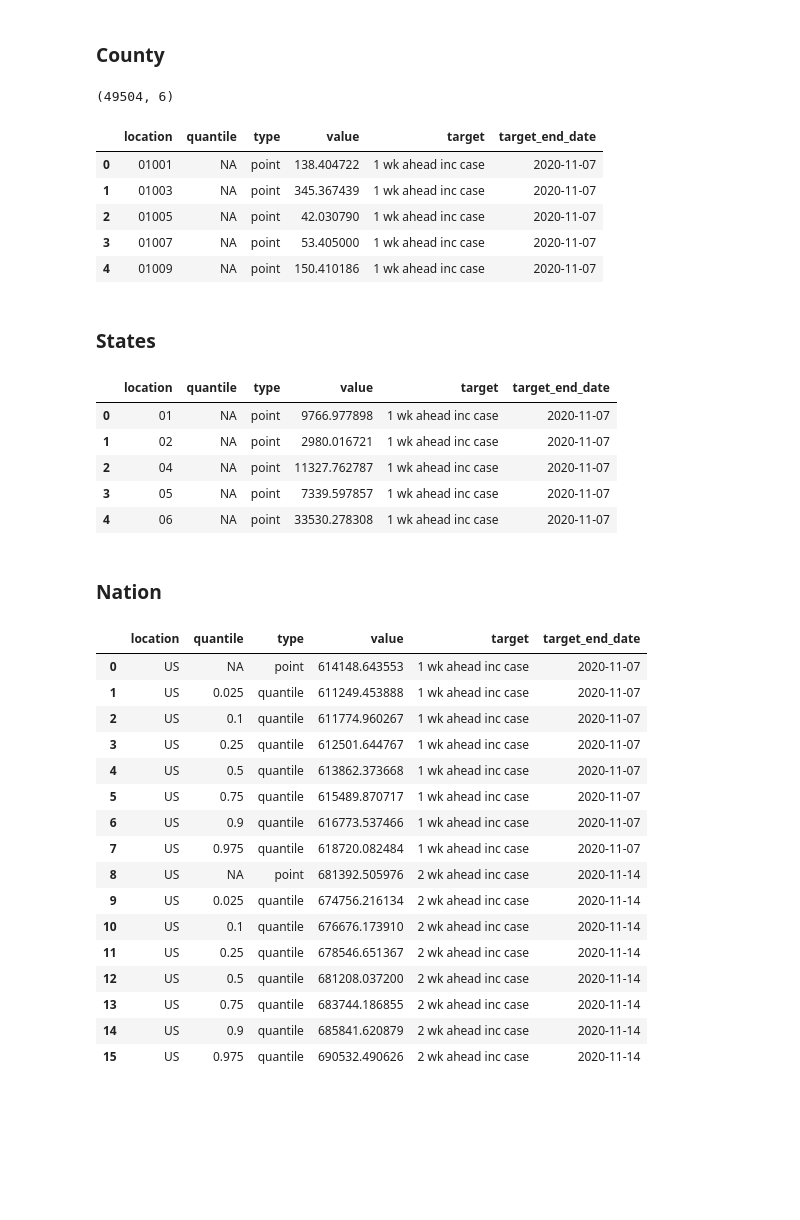
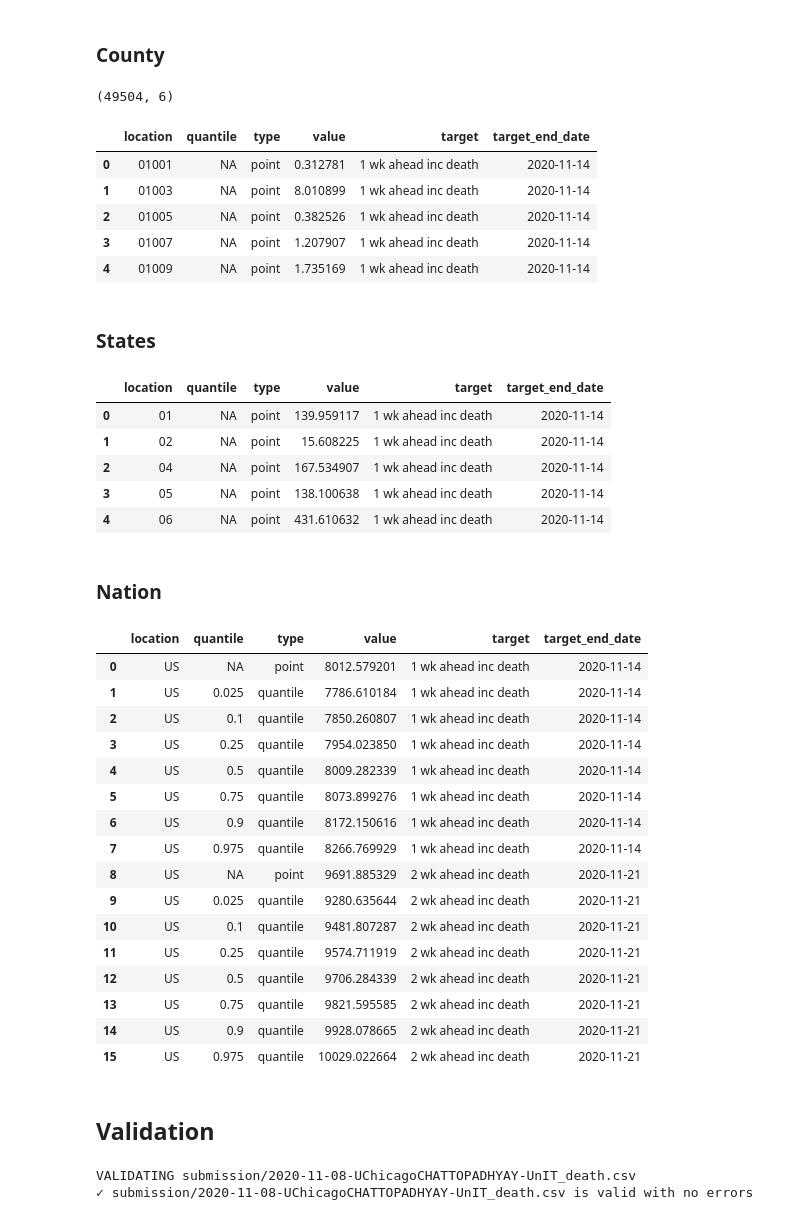
Before and after one commit to zeroknowledgediscovery/unitcov, a Jupyter notebook: forecast_pipeline/pipeline_forecast_death.ipynb, the cells around one changed output. Drawn from its saved outputs; the diff is of its cells as text; code cells hidden in the pictures; blank space fills up the shorter version.

Commit message:
first submission

```diff
--- a/forecast_pipeline/pipeline_forecast_death.ipynb
+++ b/forecast_pipeline/pipeline_forecast_death.ipynb
@@ -155,8 +202,12 @@ nxt_dts = [nxt_dt_1, nxt_dt_2]
 # quantiles
 qs = [.025, .1, .25, .5, .75, .9, .975]
 # %%
-df_county_prd_1 = pd.DataFrame(data=np.array(prds_1).T, index=df.index, columns=range(num_runs))
-df_county_prd_2 = pd.DataFrame(data=np.array(prds_2).T, index=df.index, columns=range(num_runs))
+data = np.array(prds_1).T
+data[data < 0] = 0
+df_county_prd_1 = pd.DataFrame(data=data, index=df.index, columns=range(num_runs))
+data = np.array(prds_2).T
+data[data < 0] = 0
+df_county_prd_2 = pd.DataFrame(data=data, index=df.index, columns=range(num_runs))
 county_dfs = [df_county_prd_1, df_county_prd_2]
 # %% [markdown]
 ### County
@@ -165,7 +216,7 @@ forecast_dfs = []
 
 for i, county_df in enumerate(county_dfs):
     w = i + 1
-    csv_fname = f'results/{steps[cur_idx]}_county_case_{w}-wk_{num_runs}.csv'
+    csv_fname = f'results/{steps[cur_idx]}_county_death_{w}-wk_{num_runs}.csv'
     county_df.to_csv(csv_fname, float_format='%.2f')
 
     # ========================= Point esitmate =========================START
@@ -183,7 +234,7 @@ for i, county_df in enumerate(county_dfs):
     # ========================= Quantile esitmates =========================END
 
     df_forecast = pd.concat([df_point, df_quantile])
-    df_forecast['target'] = f'{w} wk ahead inc case'
+    df_forecast['target'] = f'{w} wk ahead inc death'
     df_forecast['target_end_date'] = nxt_dts[i]
 
     forecast_dfs.append(df_forecast)
@@ -194,11 +245,11 @@ df_forecast_county.head()
 # %% [output]
 (49504, 6)
 |  | location | quantile | type | value | target | target_end_date |
-| 0 | 01001 | NA | point | 138.404722 | 1 wk ahead inc case | 2020-11-07 |
-| 1 | 01003 | NA | point | 345.367439 | 1 wk ahead inc case | 2020-11-07 |
-| 2 | 01005 | NA | point | 42.030790 | 1 wk ahead inc case | 2020-11-07 |
-| 3 | 01007 | NA | point | 53.405000 | 1 wk ahead inc case | 2020-11-07 |
-| 4 | 01009 | NA | point | 150.410186 | 1 wk ahead inc case | 2020-11-07 |
+| 0 | 01001 | NA | point | 0.312781 | 1 wk ahead inc death | 2020-11-14 |
+| 1 | 01003 | NA | point | 8.010899 | 1 wk ahead inc death | 2020-11-14 |
+| 2 | 01005 | NA | point | 0.382526 | 1 wk ahead inc death | 2020-11-14 |
+| 3 | 01007 | NA | point | 1.207907 | 1 wk ahead inc death | 2020-11-14 |
+| 4 | 01009 | NA | point | 1.735169 | 1 wk ahead inc death | 2020-11-14 |
 # %% [markdown]
 ### States
 # %%
@@ -226,7 +277,7 @@ for i, county_df in enumerate(county_dfs):
     # ========================= Quantile esitmates =========================END
 
     df_forecast = pd.concat([df_point, df_quantile])
-    df_forecast['target'] = f'{w} wk ahead inc case'
+    df_forecast['target'] = f'{w} wk ahead inc death'
     df_forecast['target_end_date'] = nxt_dts[i]
 
     forecast_dfs.append(df_forecast)
@@ -235,11 +286,11 @@ df_forecast_state = pd.concat(forecast_dfs, axis=0).reset_index(drop=True)
 df_forecast_state.head()
 # %% [output]
 |  | location | quantile | type | value | target | target_end_date |
-| 0 | 01 | NA | point | 9766.977898 | 1 wk ahead inc case | 2020-11-07 |
-| 1 | 02 | NA | point | 2980.016721 | 1 wk ahead inc case | 2020-11-07 |
-| 2 | 04 | NA | point | 11327.762787 | 1 wk ahead inc case | 2020-11-07 |
-| 3 | 05 | NA | point | 7339.597857 | 1 wk ahead inc case | 2020-11-07 |
-| 4 | 06 | NA | point | 33530.278308 | 1 wk ahead inc case | 2020-11-07 |
+| 0 | 01 | NA | point | 139.959117 | 1 wk ahead inc death | 2020-11-14 |
+| 1 | 02 | NA | point | 15.608225 | 1 wk ahead inc death | 2020-11-14 |
+| 2 | 04 | NA | point | 167.534907 | 1 wk ahead inc death | 2020-11-14 |
+| 3 | 05 | NA | point | 138.100638 | 1 wk ahead inc death | 2020-11-14 |
+| 4 | 06 | NA | point | 431.610632 | 1 wk ahead inc death | 2020-11-14 |
 # %% [markdown]
 ### Nation
 # %%
@@ -247,48 +298,48 @@ forecast_dfs = []
 
 for i, county_df in enumerate(county_dfs):
     w = i + 1
 
     nation_df = pd.DataFrame(data=county_df.sum(axis=0), columns=['US']).T
     nation_df.index.name = 'nation'
 
     # ========================= Point esitmate =========================START
     df_point = nation_df.mean(axis=1).reset_index()\
         .rename(columns={0: 'value', 'nation': 'location'})
     df_point['type'] = 'point'
     df_point['quantile'] = 'NA'
     # ========================= Point esitmate =========================END
 
     # ========================= Quantile esitmates =========================START
     df_quantile = nation_df.quantile(qs, axis=1).T.reset_index()\
         .melt(id_vars=['nation']).sort_values('nation')\
         .rename(columns={'nation': 'location', 'variable': 'quantile'})
     df_quantile['type'] = 'quantile'
     # ========================= Quantile esitmates =========================END
 
     df_forecast = pd.concat([df_point, df_quantile])
-    df_forecast['target'] = f'{w} wk ahead inc case'
+    df_forecast['target'] = f'{w} wk ahead inc death'
     df_forecast['target_end_date'] = nxt_dts[i]
 
     forecast_dfs.append(df_forecast)
 
 df_forecast_nation = pd.concat(forecast_dfs, axis=0).reset_index(drop=True)
 df_forecast_nation
 # %% [output]
 |  | location | quantile | type | value | target | target_end_date |
-| 0 | US | NA | point | 614148.643553 | 1 wk ahead inc case | 2020-11-07 |
-| 1 | US | 0.025 | quantile | 611249.453888 | 1 wk ahead inc case | 2020-11-07 |
-| 2 | US | 0.1 | quantile | 611774.960267 | 1 wk ahead inc case | 2020-11-07 |
-| 3 | US | 0.25 | quantile | 612501.644767 | 1 wk ahead inc case | 2020-11-07 |
-| 4 | US | 0.5 | quantile | 613862.373668 | 1 wk ahead inc case | 2020-11-07 |
-| 5 | US | 0.75 | quantile | 615489.870717 | 1 wk ahead inc case | 2020-11-07 |
-| 6 | US | 0.9 | quantile | 616773.537466 | 1 wk ahead inc case | 2020-11-07 |
-| 7 | US | 0.975 | quantile | 618720.082484 | 1 wk ahead inc case | 2020-11-07 |
-| 8 | US | NA | point | 681392.505976 | 2 wk ahead inc case | 2020-11-14 |
-| 9 | US | 0.025 | quantile | 674756.216134 | 2 wk ahead inc case | 2020-11-14 |
-| 10 | US | 0.1 | quantile | 676676.173910 | 2 wk ahead inc case | 2020-11-14 |
-| 11 | US | 0.25 | quantile | 678546.651367 | 2 wk ahead inc case | 2020-11-14 |
-| 12 | US | 0.5 | quantile | 681208.037200 | 2 wk ahead inc case | 2020-11-14 |
-| 13 | US | 0.75 | quantile | 683744.186855 | 2 wk ahead inc case | 2020-11-14 |
-| 14 | US | 0.9 | quantile | 685841.620879 | 2 wk ahead inc case | 2020-11-14 |
-| 15 | US | 0.975 | quantile | 690532.490626 | 2 wk ahead inc case | 2020-11-14 |
+| 0 | US | NA | point | 8012.579201 | 1 wk ahead inc death | 2020-11-14 |
+| 1 | US | 0.025 | quantile | 7786.610184 | 1 wk ahead inc death | 2020-11-14 |
+| 2 | US | 0.1 | quantile | 7850.260807 | 1 wk ahead inc death | 2020-11-14 |
+| 3 | US | 0.25 | quantile | 7954.023850 | 1 wk ahead inc death | 2020-11-14 |
+| 4 | US | 0.5 | quantile | 8009.282339 | 1 wk ahead inc death | 2020-11-14 |
+| 5 | US | 0.75 | quantile | 8073.899276 | 1 wk ahead inc death | 2020-11-14 |
+| 6 | US | 0.9 | quantile | 8172.150616 | 1 wk ahead inc death | 2020-11-14 |
+| 7 | US | 0.975 | quantile | 8266.769929 | 1 wk ahead inc death | 2020-11-14 |
+| 8 | US | NA | point | 9691.885329 | 2 wk ahead inc death | 2020-11-21 |
+| 9 | US | 0.025 | quantile | 9280.635644 | 2 wk ahead inc death | 2020-11-21 |
+| 10 | US | 0.1 | quantile | 9481.807287 | 2 wk ahead inc death | 2020-11-21 |
+| 11 | US | 0.25 | quantile | 9574.711919 | 2 wk ahead inc death | 2020-11-21 |
+| 12 | US | 0.5 | quantile | 9706.284339 | 2 wk ahead inc death | 2020-11-21 |
+| 13 | US | 0.75 | quantile | 9821.595585 | 2 wk ahead inc death | 2020-11-21 |
+| 14 | US | 0.9 | quantile | 9928.078665 | 2 wk ahead inc death | 2020-11-21 |
+| 15 | US | 0.975 | quantile | 10029.022664 | 2 wk ahead inc death | 2020-11-21 |
 # %%
@@ -303,0 +360,9 @@ df_forecast.to_csv(f'submission/{fc_dt}-{team}-{model}.csv', float_format='%.2f'
+# %% [markdown]
+## Validation
+# %%
+validation = '/home/yihuang/Documents/Data/covid19-forecast-hub/code/validation/validate_single_forecast_file.py'
+
+! python3 {validation} resul/2020-11-08-UChicagoCHATTOPADHYAY-UnIT_death.csv
+# %% [output]
+VALIDATING submission/2020-11-08-UChicagoCHATTOPADHYAY-UnIT_death.csv
+✓ submission/2020-11-08-UChicagoCHATTOPADHYAY-UnIT_death.csv is valid with no errors
```
Also changed, not shown: parts of 7 cells of this notebook, 24 other files.
